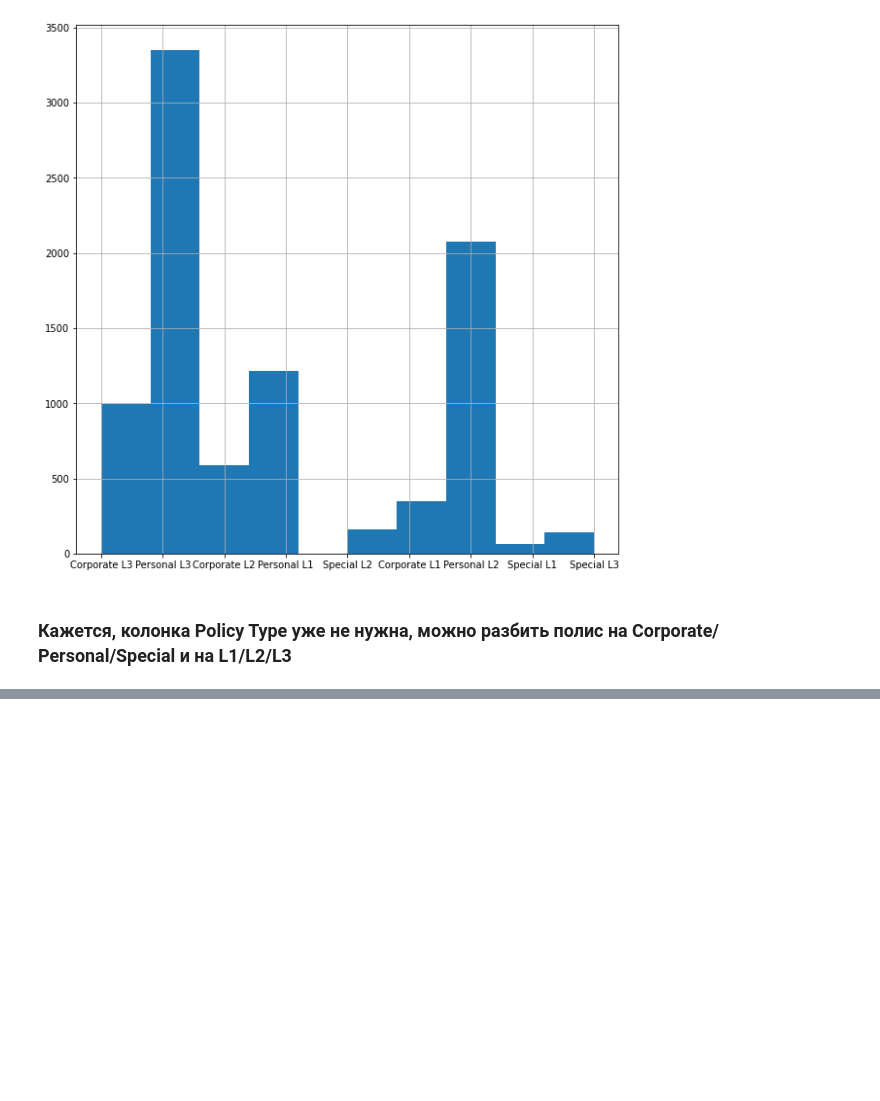
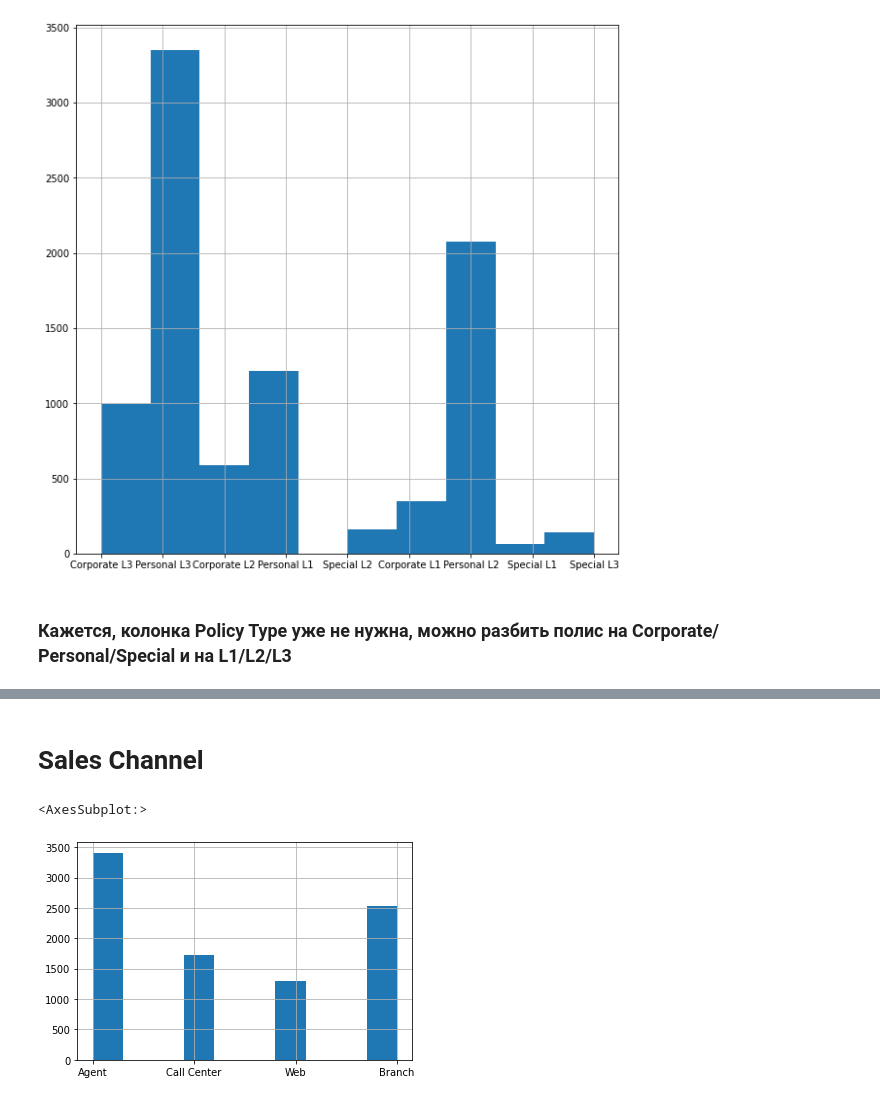
Before and after one commit to TefloniusMonk/intro, a Jupyter notebook: notebooks/customer_lifetime_value.ipynb, the cells around one changed output, grey strips where cells are left out. Drawn from its saved outputs; the diff is of its cells as text; code cells hidden in the pictures; blank space fills up the shorter version.

```diff
--- a/notebooks/customer_lifetime_value.ipynb
+++ b/notebooks/customer_lifetime_value.ipynb
@@ -332,0 +397,7 @@ ds['Policy'].hist()
+# %% [markdown]
+# Sales Channel
+# %%
+ds['Sales Channel'].hist()
+# %% [output]
+<AxesSubplot:>
+[figure, added]
```
Also changed, not shown: parts of 43 cells of this notebook, 1 other file.
